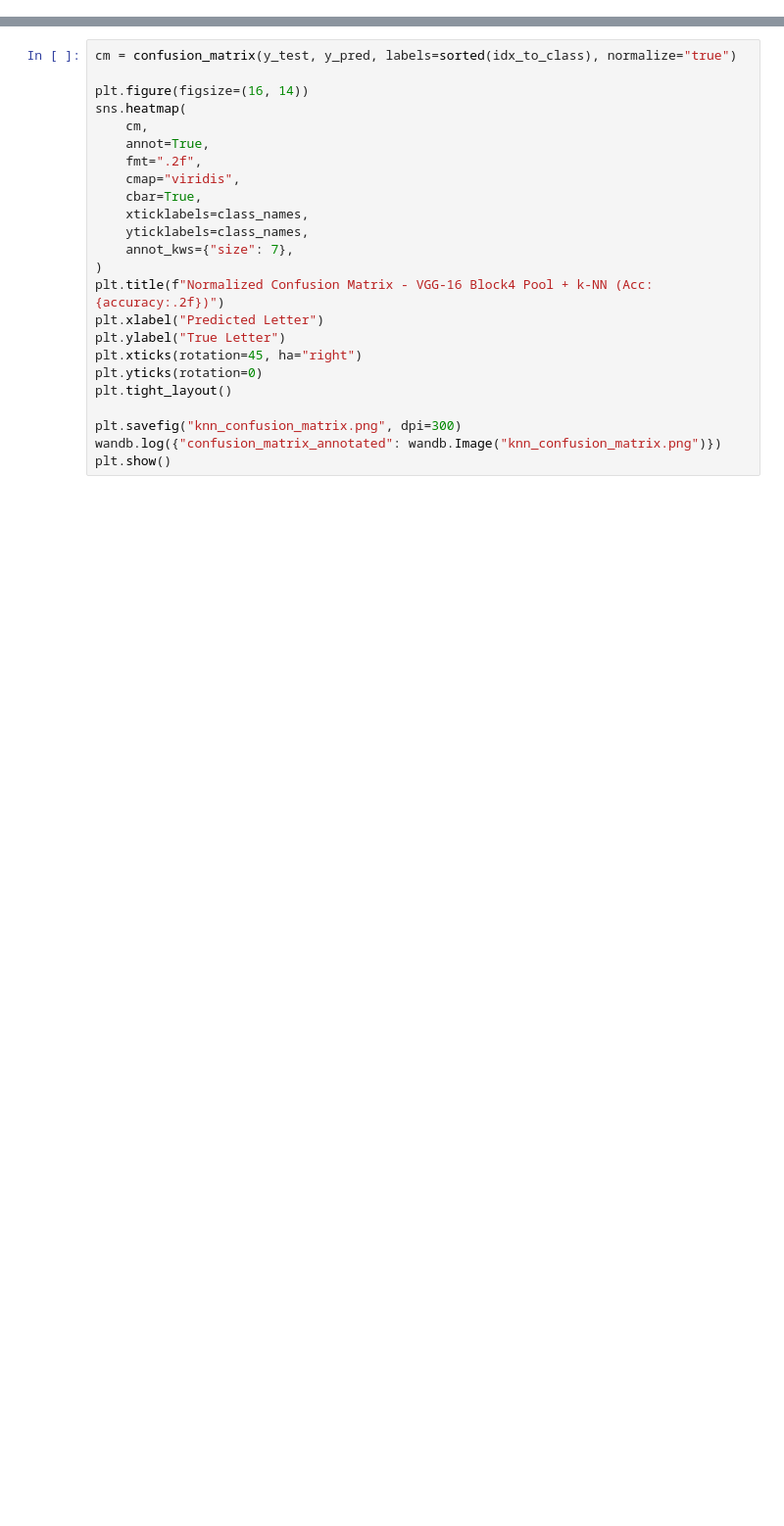
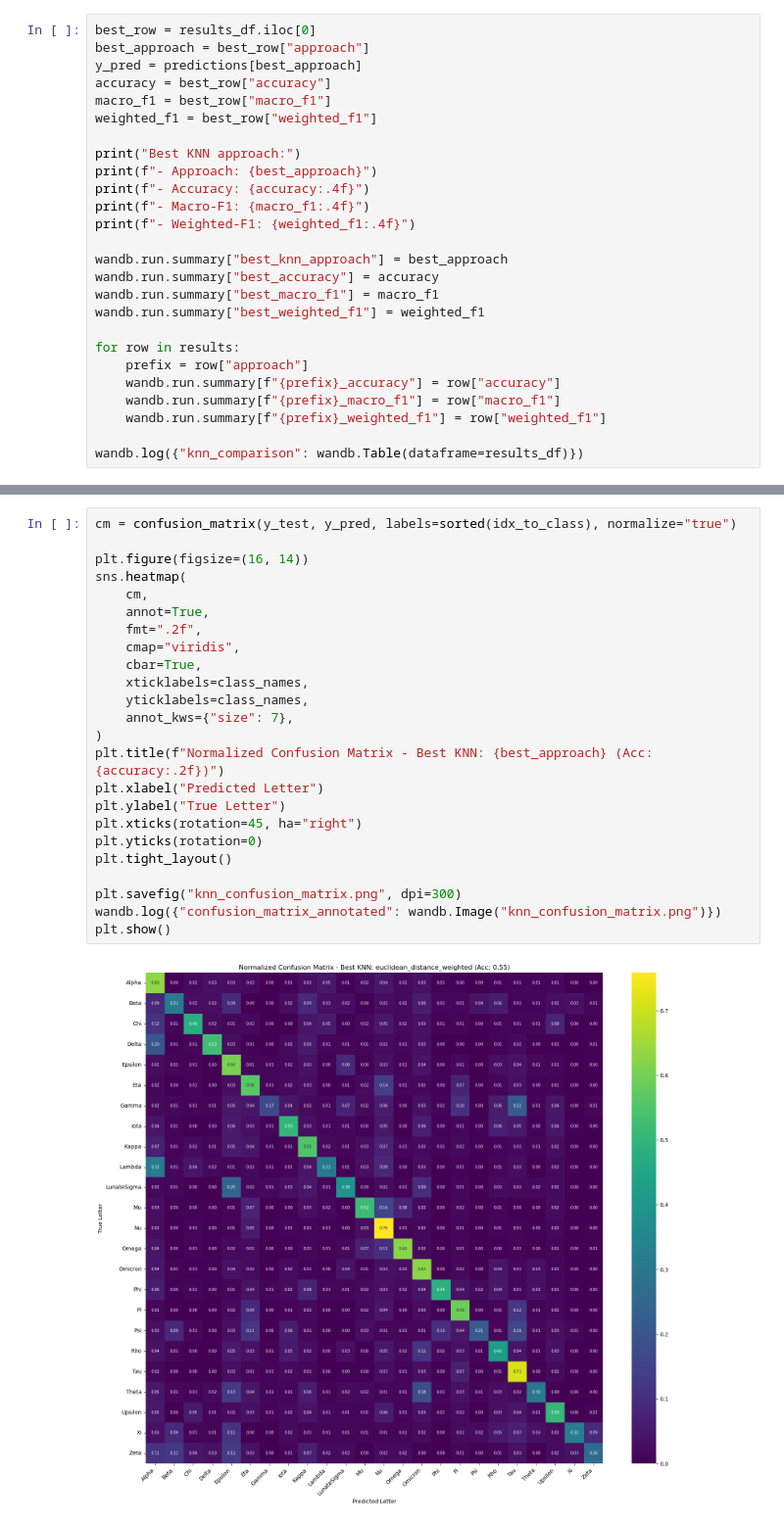
Before and after one commit to alheijn/odysseus, a Jupyter notebook: notebooks/04_knn.ipynb, the cells around one changed output, grey strips where cells are left out. Shown at 98% size. Drawn from its saved outputs; the diff is of its cells as text; blank space fills up the shorter version.

```diff
--- a/notebooks/04_knn.ipynb
+++ b/notebooks/04_knn.ipynb
@@ -189,0 +346,26 @@ print(report)
+# %%
+best_row = results_df.iloc[0]
+best_approach = best_row["approach"]
+y_pred = predictions[best_approach]
+accuracy = best_row["accuracy"]
+macro_f1 = best_row["macro_f1"]
+weighted_f1 = best_row["weighted_f1"]
+
+print("Best KNN approach:")
+print(f"- Approach: {best_approach}")
+print(f"- Accuracy: {accuracy:.4f}")
+print(f"- Macro-F1: {macro_f1:.4f}")
+print(f"- Weighted-F1: {weighted_f1:.4f}")
+
+wandb.run.summary["best_knn_approach"] = best_approach
+wandb.run.summary["best_accuracy"] = accuracy
+wandb.run.summary["best_macro_f1"] = macro_f1
+wandb.run.summary["best_weighted_f1"] = weighted_f1
+
+for row in results:
+    prefix = row["approach"]
+    wandb.run.summary[f"{prefix}_accuracy"] = row["accuracy"]
+    wandb.run.summary[f"{prefix}_macro_f1"] = row["macro_f1"]
+    wandb.run.summary[f"{prefix}_weighted_f1"] = row["weighted_f1"]
+
+wandb.log({"knn_comparison": wandb.Table(dataframe=results_df)})
@@ -190,24 +426,26 @@ print(report)
 # %%
 cm = confusion_matrix(y_test, y_pred, labels=sorted(idx_to_class), normalize="true")
 
 plt.figure(figsize=(16, 14))
 sns.heatmap(
     cm,
     annot=True,
     fmt=".2f",
     cmap="viridis",
     cbar=True,
     xticklabels=class_names,
     yticklabels=class_names,
     annot_kws={"size": 7},
 )
-plt.title(f"Normalized Confusion Matrix - VGG-16 Block4 Pool + k-NN (Acc: {accuracy:.2f})")
+plt.title(f"Normalized Confusion Matrix - Best KNN: {best_approach} (Acc: {accuracy:.2f})")
 plt.xlabel("Predicted Letter")
 plt.ylabel("True Letter")
 plt.xticks(rotation=45, ha="right")
 plt.yticks(rotation=0)
 plt.tight_layout()
 
 plt.savefig("knn_confusion_matrix.png", dpi=300)
 wandb.log({"confusion_matrix_annotated": wandb.Image("knn_confusion_matrix.png")})
 plt.show()
+# %% [output]
+[figure, added]
```
Also changed, not shown: parts of 14 cells of this notebook, 2 other files.
